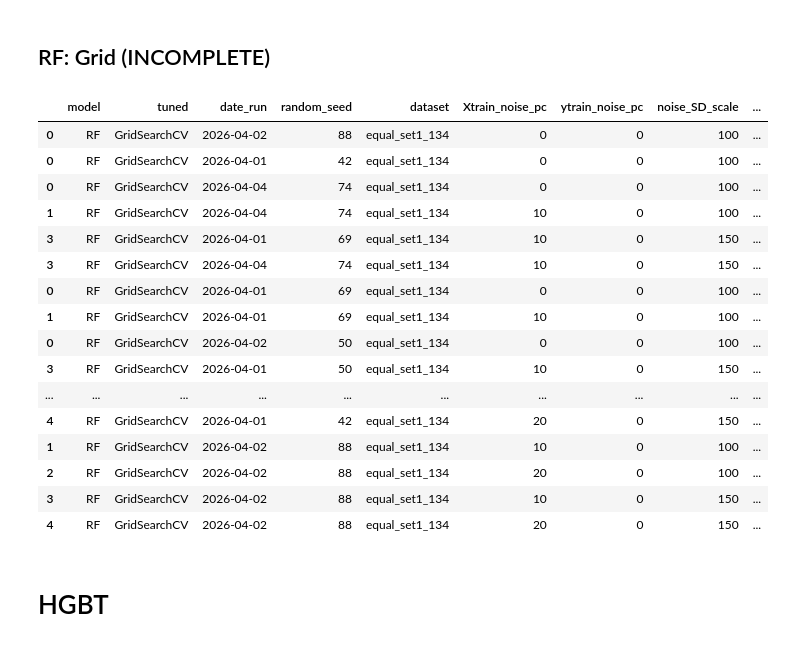
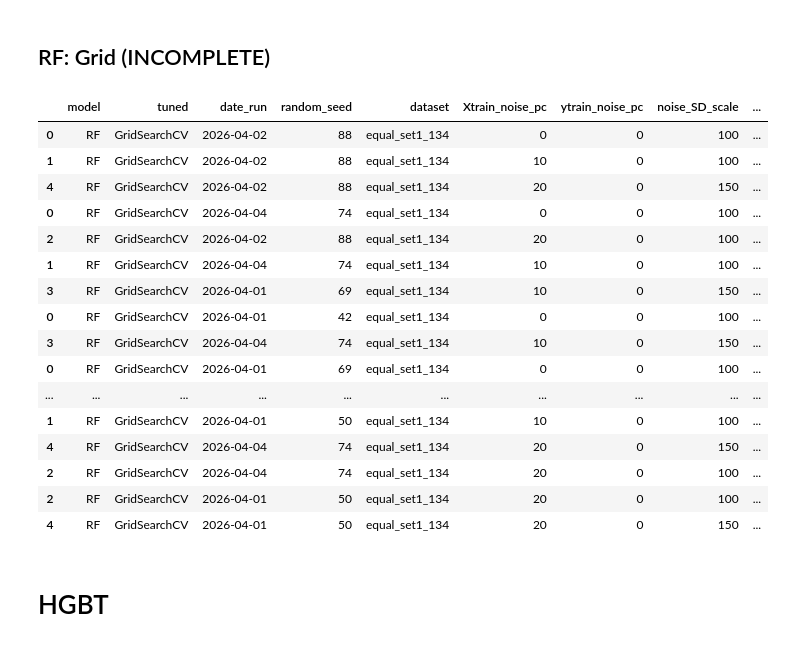
Before and after one commit to FlicAnderson/RSE-personas, a Jupyter notebook: githubanalysis/notebooks/SERS26-ML.ipynb, the cells around one changed output. Drawn from its saved outputs; the diff is of its cells as text; code cells hidden in the pictures.

```diff
--- a/githubanalysis/notebooks/SERS26-ML.ipynb
+++ b/githubanalysis/notebooks/SERS26-ML.ipynb
@@ -485,21 +485,21 @@ equal_set1_134_NOISE_RF_Grid_50 = {
     "run_ID":[146927, 146927, 146927, 146927, 146927,],
     "N_Obs":[938, 938, 938, 938, 938, ],
     "N_iterations": [5, 5, 5, 5, 5, ],
-    "paramsearchtime":[12150.101171016693, 12544.004214763641, 11660.567894220352, 11514.352451324463, None, ],
-    "traintime": [ 0.09279656410217285, 0.1253199577331543,  0.1182103157043457, 0.12892603874206543, None, ],
-    "testtime": [0.008862018585205078, 0.011708736419677734, 0.009327888488769531, 0.011548519134521484, None, ],
-    "accuracy": [0.89787, 0.86809, 0.85957, 0.88936, None, ],
-    "out_of_bag_error": [0.08677, 0.17070, 0.20484, 0.15789, None, ],
-    "F1": [0.89669, 0.86659, 0.85624, 0.88790, None, ],
-    "ROC_AUC_ovo": [0.98981, 0.98695, 0.98477, 0.98855, None, ], # OVO (typically lower). Not ovr.
+    "paramsearchtime":[12150.101171016693, 12544.004214763641, 11660.567894220352, 11514.352451324463, 11604.900906562805, ],
+    "traintime": [ 0.09279656410217285, 0.1253199577331543,  0.1182103157043457, 0.12892603874206543, 0.126481294631958, ],
+    "testtime": [0.008862018585205078, 0.011708736419677734, 0.009327888488769531, 0.011548519134521484, 0.01090550422668457, ],
+    "accuracy": [0.89787, 0.86809, 0.85957, 0.88936, 0.84681, ],
+    "out_of_bag_error": [0.08677, 0.17070, 0.20484, 0.15789, 0.21479, ],
+    "F1": [0.89669, 0.86659, 0.85624, 0.88790,  0.84407, ],
+    "ROC_AUC_ovo": [0.98981, 0.98695, 0.98477, 0.98855, 0.98362, ], # OVO (typically lower). Not ovr.
 }
 
 # seed 50
 # seed 50 -x 0.0 -y 0.0 -d 1.0 {'bootstrap': True, 'ccp_alpha': 0.0, 'class_weight': None, 'criterion': 'gini', 'max_depth': None, 'max_features': 2, 'max_leaf_nodes': None, 'max_samples': 0.75, 'min_impurity_decrease': 0.0, 'min_samples_leaf': 1, 'min_samples_split': 2, 'min_weight_fraction_leaf': 0.0, 'n_estimators': 100, 'n_jobs': 16, 'oob_score': True, 'random_state': 50, 'verbose': 4, 'warm_start': False}
 # seed 50 -x 0.1 -y 0.0 -d 1.0 {'bootstrap': True, 'ccp_alpha': 0.0, 'class_weight': None, 'criterion': 'gini', 'max_depth': 50, 'max_features': 2, 'max_leaf_nodes': None, 'max_samples': 0.75, 'min_impurity_decrease': 0.0, 'min_samples_leaf': 1, 'min_samples_split': 2, 'min_weight_fraction_leaf': 0.0, 'n_estimators': 150, 'n_jobs': 16, 'oob_score': True, 'random_state': 50, 'verbose': 4, 'warm_start': False}
 # seed 50 -x 0.2 -y 0.0 -d 1.0 {'bootstrap': True, 'ccp_alpha': 0.0, 'class_weight': None, 'criterion': 'log_loss', 'max_depth': 50, 'max_features': 2, 'max_leaf_nodes': None, 'max_samples': 0.5, 'min_impurity_decrease': 0.0, 'min_samples_leaf': 1, 'min_samples_split': 2, 'min_weight_fraction_leaf': 0.0, 'n_estimators': 125, 'n_jobs': 16, 'oob_score': True, 'random_state': 50, 'verbose': 4, 'warm_start': False}
-# seed 50 -x 0.1 -y 0.0 -d 1.5{'bootstrap': True, 'ccp_alpha': 0.0, 'class_weight': None, 'criterion': 'gini', 'max_depth': 35, 'max_features': 3, 'max_leaf_nodes': None, 'max_samples': 0.5, 'min_impurity_decrease': 0.0, 'min_samples_leaf': 1, 'min_samples_split': 2, 'min_weight_fraction_leaf': 0.0, 'n_estimators': 150, 'n_jobs': 16, 'oob_score': True, 'random_state': 50, 'verbose': 4, 'warm_start': False}
-# seed 50 -x 0.2 -y 0.0 -d 1.5
+# seed 50 -x 0.1 -y 0.0 -d 1.5 {'bootstrap': True, 'ccp_alpha': 0.0, 'class_weight': None, 'criterion': 'gini', 'max_depth': 35, 'max_features': 3, 'max_leaf_nodes': None, 'max_samples': 0.5, 'min_impurity_decrease': 0.0, 'min_samples_leaf': 1, 'min_samples_split': 2, 'min_weight_fraction_leaf': 0.0, 'n_estimators': 150, 'n_jobs': 16, 'oob_score': True, 'random_state': 50, 'verbose': 4, 'warm_start': False}
+# seed 50 -x 0.2 -y 0.0 -d 1.5 {'bootstrap': True, 'ccp_alpha': 0.0, 'class_weight': None, 'criterion': 'log_loss', 'max_depth': 35, 'max_features': 2, 'max_leaf_nodes': None, 'max_samples': 0.5, 'min_impurity_decrease': 0.0, 'min_samples_leaf': 1, 'min_samples_split': 2, 'min_weight_fraction_leaf': 0.0, 'n_estimators': 150, 'n_jobs': 16, 'oob_score': True, 'random_state': 50, 'verbose': 4, 'warm_start': False}
 
 
 equal_set1_134_NOISE_RF_Grid_42 = {
@@ -511,24 +511,24 @@ equal_set1_134_NOISE_RF_Grid_42 = {
     "Xtrain_noise_pc":[0, 10, 20, 10, 20, ],
     "ytrain_noise_pc":[0, 0, 0, 0, 0, ],
     "noise_SD_scale":[100, 100, 100, 150, 150, ],
-    "run_ID":[139625, None, None, None, None,],
+    "run_ID":[146927, 146927, 146927, 146927, 146927,],
     "N_Obs":[938, 938, 938, 938, 938, ],
     "N_iterations": [5, 5, 5, 5, 5, ],
-    "paramsearchtime":[13125.48814201355, None, None, None, None, ],
-    "traintime": [0.11114120483398438, None, None, None, None, ],
-    "testtime": [0.010310173034667969 , None, None, None, None, ],
-    "accuracy": [0.89362, None, None, None, None, ],
-    "out_of_bag_error": [0.11522, None, None, None, None, ],
-    "F1": [0.89234, None, None, None, None, ],
-    "ROC_AUC_ovo": [0.99222, None, None, None, None, ], # OVO (typically lower). Not ovr.
+    "paramsearchtime":[11222.88974738121, 12973.833068847656, 12393.075394153595, 11939.984507083893, 12050.886630535126, ],
+    "traintime": [0.06624794006347656, 0.14658236503601074, 0.10895848274230957, 0.12868237495422363, 0.1313493251800537, ],
+    "testtime": [0.006438016891479492, 0.01273798942565918, 0.00932931900024414, 0.011822223663330078, 0.01141214370727539, ],
+    "accuracy": [0.88511, 0.84255, 0.84681, 0.84681, 0.83830, ],
+    "out_of_bag_error": [0.11095, 0.16643, 0.21337, 0.15789, 0.21337, ],
+    "F1": [0.88467, 0.83990,  0.84083, 0.84266, 0.83079, ],
+    "ROC_AUC_ovo": [ 0.99049, 0.98920, 0.98896, 0.98858, 0.98964, ], # OVO (typically lower). Not ovr.
 }
 
 # seed 42 githubanalysis/analysis/ML_tuning.py -n 938 -i 5 -r 42 -c RF -s GridSearchCV -j $(nproc) -x 0.0 -y 0.0 -d 1.0 -f equal_set1_134_ABC_ML-ready_origclassn_named_clustered_sample_data_with_labels__2026-04-01.csv
-# seed 42 -x 0.0 -y 0.0 -d 1.0 {'bootstrap': True, 'ccp_alpha': 0.0, 'class_weight': None, 'criterion': 'log_loss', 'max_depth': None, 'max_features': 2, 'max_leaf_nodes': None, 'max_samples': 0.75, 'min_impurity_decrease': 0.0, 'min_samples_leaf': 1, 'min_samples_split': 2, 'min_weight_fraction_leaf': 0.0, 'n_estimators': 125, 'n_jobs': 16, 'oob_score': True, 'random_state': 42, 'verbose': 4, 'warm_start': False}}
-# seed 42 -x 0.1 -y 0.0 -d 1.0
-# seed 42 -x 0.2 -y 0.0 -d 1.0
-# seed 42 -x 0.1 -y 0.0 -d 1.5
-# seed 42 -x 0.2 -y 0.0 -d 1.5
+# seed 42 -x 0.0 -y 0.0 -d 1.0 {'bootstrap': True, 'ccp_alpha': 0.0, 'class_weight': None, 'criterion': 'entropy', 'max_depth': 10, 'max_features': 4, 'max_leaf_nodes': None, 'max_samples': 0.75, 'min_impurity_decrease': 0.0, 'min_samples_leaf': 1, 'min_samples_split': 2, 'min_weight_fraction_leaf': 0.0, 'n_estimators': 75, 'n_jobs': 16, 'oob_score': True, 'random_state': 42, 'verbose': 4, 'warm_start': False}
+# seed 42 -x 0.1 -y 0.0 -d 1.0 {'bootstrap': True, 'ccp_alpha': 0.0, 'class_weight': None, 'criterion': 'log_loss', 'max_depth': 35, 'max_features': 2, 'max_leaf_nodes': None, 'max_samples': 0.5, 'min_impurity_decrease': 0.0, 'min_samples_leaf': 1, 'min_samples_split': 2, 'min_weight_fraction_leaf': 0.0, 'n_estimators': 150, 'n_jobs': 16, 'oob_score': True, 'random_state': 42, 'verbose': 4, 'warm_start': False}
+# seed 42 -x 0.2 -y 0.0 -d 1.0 {'bootstrap': True, 'ccp_alpha': 0.0, 'class_weight': None, 'criterion': 'gini', 'max_depth': 35, 'max_features': 4, 'max_leaf_nodes': None, 'max_samples': 0.5, 'min_impurity_decrease': 0.0, 'min_samples_leaf': 1, 'min_samples_split': 2, 'min_weight_fraction_leaf': 0.0, 'n_estimators': 125, 'n_jobs': 16, 'oob_score': True, 'random_state': 42, 'verbose': 4, 'warm_start': False}
+# seed 42 -x 0.1 -y 0.0 -d 1.5 {'bootstrap': True, 'ccp_alpha': 0.0, 'class_weight': None, 'criterion': 'entropy', 'max_depth': 10, 'max_features': 2, 'max_leaf_nodes': None, 'max_samples': 0.5, 'min_impurity_decrease': 0.0, 'min_samples_leaf': 1, 'min_samples_split': 2, 'min_weight_fraction_leaf': 0.0, 'n_estimators': 150, 'n_jobs': 16, 'oob_score': True, 'random_state': 42, 'verbose': 4, 'warm_start': False}
+# seed 42 -x 0.2 -y 0.0 -d 1.5 {'bootstrap': True, 'ccp_alpha': 0.0, 'class_weight': None, 'criterion': 'gini', 'max_depth': 35, 'max_features': 4, 'max_leaf_nodes': None, 'max_samples': 0.75, 'min_impurity_decrease': 0.0, 'min_samples_leaf': 1, 'min_samples_split': 2, 'min_weight_fraction_leaf': 0.0, 'n_estimators': 150, 'n_jobs': 16, 'oob_score': True, 'random_state': 42, 'verbose': 4, 'warm_start': False}
 
 
 equal_set1_134_NOISE_RF_Grid_88 = {
@@ -540,61 +540,61 @@ equal_set1_134_NOISE_RF_Grid_88 = {
     "Xtrain_noise_pc":[0, 10, 20, 10, 20, ],
     "ytrain_noise_pc":[0, 0, 0, 0, 0, ],
     "noise_SD_scale":[100, 100, 100, 150, 150, ],
-    "run_ID":[139625, None, None, None, None,],
+    "run_ID":[146927, 146927, 146927, 146927, 146927,],
     "N_Obs":[938, 938, 938, 938, 938, ],
     "N_iterations": [5, 5, 5, 5, 5, ],
-    "paramsearchtime":[11097.02453994751, None, None, None, None, ],
-    "traintime": [0.10134387016296387, None, None, None, None, ],
-    "testtime": [0.009548664093017578, None, None, None, None, ],
-    "accuracy": [0.91489, None, None, None, None, ],
-    "out_of_bag_error": [0.11807 , None, None, None, None, ],
-    "F1": [0.91393, None, None, None, None, ],
-    "ROC_AUC_ovo": [0.99405, None, None, None, None, ], # OVO (typically lower). Not ovr.
+    "paramsearchtime":[12415.835287570953, 12830.949346065521, 12715.69399690628, 12812.382412433624, 11467.732515096664, ],
+    "traintime": [0.0796806812286377, 0.10847926139831543, 0.15032267570495605, 0.12318229675292969, 0.10443353652954102, ],
+    "testtime": [0.00772547721862793, 0.01018071174621582, 0.012951135635375977, 0.01100301742553711, 0.009191513061523438, ],
+    "accuracy": [0.91489, 0.88936, 0.87234, 0.90638, 0.87234, ],
+    "out_of_bag_error": [0.11238, 0.17070, 0.21622, 0.17070, 0.22048, ],
+    "F1": [0.91358, 0.88731, 0.86940, 0.90373, 0.86952, ],
+    "ROC_AUC_ovo": [0.99373, 0.99217, 0.99157, 0.99019, 0.99198, ], # OVO (typically lower). Not ovr.
 }
 
 # seed 88 githubanalysis/analysis/ML_tuning.py -n 938 -i 5 -r 88 -c RF -s GridSearchCV -j $(nproc) -x 0.0 -y 0.0 -d 1.0 -f equal_set1_134_ABC_ML-ready_origclassn_named_clustered_sample_data_with_labels__2026-04-01.csv
-# seed 88 -x 0.0 -y 0.0 -d 1.0 {'bootstrap': True, 'ccp_alpha': 0.0, 'class_weight': None, 'criterion': 'gini', 'max_depth': 50, 'max_features': 2, 'max_leaf_nodes': None, 'max_samples': 0.75, 'min_impurity_decrease': 0.0, 'min_samples_leaf': 1, 'min_samples_split': 2, 'min_weight_fraction_leaf': 0.0, 'n_estimators': 125, 'n_jobs': 16, 'oob_score': True, 'random_state': 88, 'verbose': 4, 'warm_start': False}
-# seed 88 -x 0.1 -y 0.0 -d 1.0
-# seed 88 -x 0.2 -y 0.0 -d 1.0
-# seed 88 -x 0.1 -y 0.0 -d 1.5
-# seed 88 -x 0.2 -y 0.0 -d 1.5
+# seed 88 -x 0.0 -y 0.0 -d 1.0 {'bootstrap': True, 'ccp_alpha': 0.0, 'class_weight': None, 'criterion': 'log_loss', 'max_depth': 10, 'max_features': 2, 'max_leaf_nodes': None, 'max_samples': 0.75, 'min_impurity_decrease': 0.0, 'min_samples_leaf': 1, 'min_samples_split': 2, 'min_weight_fraction_leaf': 0.0, 'n_estimators': 75, 'n_jobs': 16, 'oob_score': True, 'random_state': 88, 'verbose': 4, 'warm_start': False}
+# seed 88 -x 0.1 -y 0.0 -d 1.0 {'bootstrap': True, 'ccp_alpha': 0.0, 'class_weight': None, 'criterion': 'entropy', 'max_depth': 35, 'max_features': 2, 'max_leaf_nodes': None, 'max_samples': 0.75, 'min_impurity_decrease': 0.0, 'min_samples_leaf': 1, 'min_samples_split': 2, 'min_weight_fraction_leaf': 0.0, 'n_estimators': 125, 'n_jobs': 16, 'oob_score': True, 'random_state': 88, 'verbose': 4, 'warm_start': False}
+# seed 88 -x 0.2 -y 0.0 -d 1.0 {'bootstrap': True, 'ccp_alpha': 0.0, 'class_weight': None, 'criterion': 'log_loss', 'max_depth': 35, 'max_features': 3, 'max_leaf_nodes': None, 'max_samples': 0.75, 'min_impurity_decrease': 0.0, 'min_samples_leaf': 1, 'min_samples_split': 2, 'min_weight_fraction_leaf': 0.0, 'n_estimators': 150, 'n_jobs': 16, 'oob_score': True, 'random_state': 88, 'verbose': 4, 'warm_start': False}
+# seed 88 -x 0.1 -y 0.0 -d 1.5 {'bootstrap': True, 'ccp_alpha': 0.0, 'class_weight': None, 'criterion': 'log_loss', 'max_depth': 10, 'max_features': 2, 'max_leaf_nodes': None, 'max_samples': 0.75, 'min_impurity_decrease': 0.0, 'min_samples_leaf': 1, 'min_samples_split': 2, 'min_weight_fraction_leaf': 0.0, 'n_estimators': 150, 'n_jobs': 16, 'oob_score': True, 'random_state': 88, 'verbose': 4, 'warm_start': False}
+# seed 88 -x 0.2 -y 0.0 -d 1.5 {'bootstrap': True, 'ccp_alpha': 0.0, 'class_weight': None, 'criterion': 'entropy', 'max_depth': 10, 'max_features': 2, 'max_leaf_nodes': None, 'max_samples': 0.5, 'min_impurity_decrease': 0.0, 'min_samples_leaf': 1, 'min_samples_split': 2, 'min_weight_fraction_leaf': 0.0, 'n_estimators': 125, 'n_jobs': 16, 'oob_score': True, 'random_state': 88, 'verbose': 4, 'warm_start': False}
 
 equal_set1_134_NOISE_RF_Grid_69_df = pd.DataFrame(data=equal_set1_134_NOISE_RF_Grid_69)
 
 equal_set1_134_NOISE_RF_Grid_74_df = pd.DataFrame(data=equal_set1_134_NOISE_RF_Grid_74)
 
 equal_set1_134_NOISE_RF_Grid_50_df = pd.DataFrame(data=equal_set1_134_NOISE_RF_Grid_50)
 
 equal_set1_134_NOISE_RF_Grid_42_df = pd.DataFrame(data=equal_set1_134_NOISE_RF_Grid_42)
 
 equal_set1_134_NOISE_RF_Grid_88_df = pd.DataFrame(data=equal_set1_134_NOISE_RF_Grid_88)
 
 equal_set1_134_NOISE_RF_Grid_df = pd.concat([
     equal_set1_134_NOISE_RF_Grid_69_df,
     equal_set1_134_NOISE_RF_Grid_74_df,
     equal_set1_134_NOISE_RF_Grid_50_df,
     equal_set1_134_NOISE_RF_Grid_42_df,
     equal_set1_134_NOISE_RF_Grid_88_df,
 ])
 equal_set1_134_NOISE_RF_Grid_df.sort_values(["ROC_AUC_ovo"], ascending=False)
 # %% [output]
 |  | model | tuned | date_run | random_seed | dataset | Xtrain_noise_pc | ytrain_noise_pc | noise_SD_scale | ... |
 | 0 | RF | GridSearchCV | 2026-04-02 | 88 | equal_set1_134 | 0 | 0 | 100 | ... |
-| 0 | RF | GridSearchCV | 2026-04-01 | 42 | equal_set1_134 | 0 | 0 | 100 | ... |
+| 1 | RF | GridSearchCV | 2026-04-02 | 88 | equal_set1_134 | 10 | 0 | 100 | ... |
+| 4 | RF | GridSearchCV | 2026-04-02 | 88 | equal_set1_134 | 20 | 0 | 150 | ... |
 | 0 | RF | GridSearchCV | 2026-04-04 | 74 | equal_set1_134 | 0 | 0 | 100 | ... |
+| 2 | RF | GridSearchCV | 2026-04-02 | 88 | equal_set1_134 | 20 | 0 | 100 | ... |
 | 1 | RF | GridSearchCV | 2026-04-04 | 74 | equal_set1_134 | 10 | 0 | 100 | ... |
 | 3 | RF | GridSearchCV | 2026-04-01 | 69 | equal_set1_134 | 10 | 0 | 150 | ... |
+| 0 | RF | GridSearchCV | 2026-04-01 | 42 | equal_set1_134 | 0 | 0 | 100 | ... |
 | 3 | RF | GridSearchCV | 2026-04-04 | 74 | equal_set1_134 | 10 | 0 | 150 | ... |
 | 0 | RF | GridSearchCV | 2026-04-01 | 69 | equal_set1_134 | 0 | 0 | 100 | ... |
-| 1 | RF | GridSearchCV | 2026-04-01 | 69 | equal_set1_134 | 10 | 0 | 100 | ... |
-| 0 | RF | GridSearchCV | 2026-04-02 | 50 | equal_set1_134 | 0 | 0 | 100 | ... |
-| 3 | RF | GridSearchCV | 2026-04-01 | 50 | equal_set1_134 | 10 | 0 | 150 | ... |
 | ... | ... | ... | ... | ... | ... | ... | ... | ... | ... |
-| 4 | RF | GridSearchCV | 2026-04-01 | 42 | equal_set1_134 | 20 | 0 | 150 | ... |
-| 1 | RF | GridSearchCV | 2026-04-02 | 88 | equal_set1_134 | 10 | 0 | 100 | ... |
-| 2 | RF | GridSearchCV | 2026-04-02 | 88 | equal_set1_134 | 20 | 0 | 100 | ... |
-| 3 | RF | GridSearchCV | 2026-04-02 | 88 | equal_set1_134 | 10 | 0 | 150 | ... |
-| 4 | RF | GridSearchCV | 2026-04-02 | 88 | equal_set1_134 | 20 | 0 | 150 | ... |
+| 1 | RF | GridSearchCV | 2026-04-01 | 50 | equal_set1_134 | 10 | 0 | 100 | ... |
+| 4 | RF | GridSearchCV | 2026-04-04 | 74 | equal_set1_134 | 20 | 0 | 150 | ... |
+| 2 | RF | GridSearchCV | 2026-04-04 | 74 | equal_set1_134 | 20 | 0 | 100 | ... |
+| 2 | RF | GridSearchCV | 2026-04-01 | 50 | equal_set1_134 | 20 | 0 | 100 | ... |
+| 4 | RF | GridSearchCV | 2026-04-01 | 50 | equal_set1_134 | 20 | 0 | 150 | ... |
 # %% [markdown]
 # HGBT
 # %% [markdown]
```
Also changed, not shown: parts of 60 cells of this notebook.
